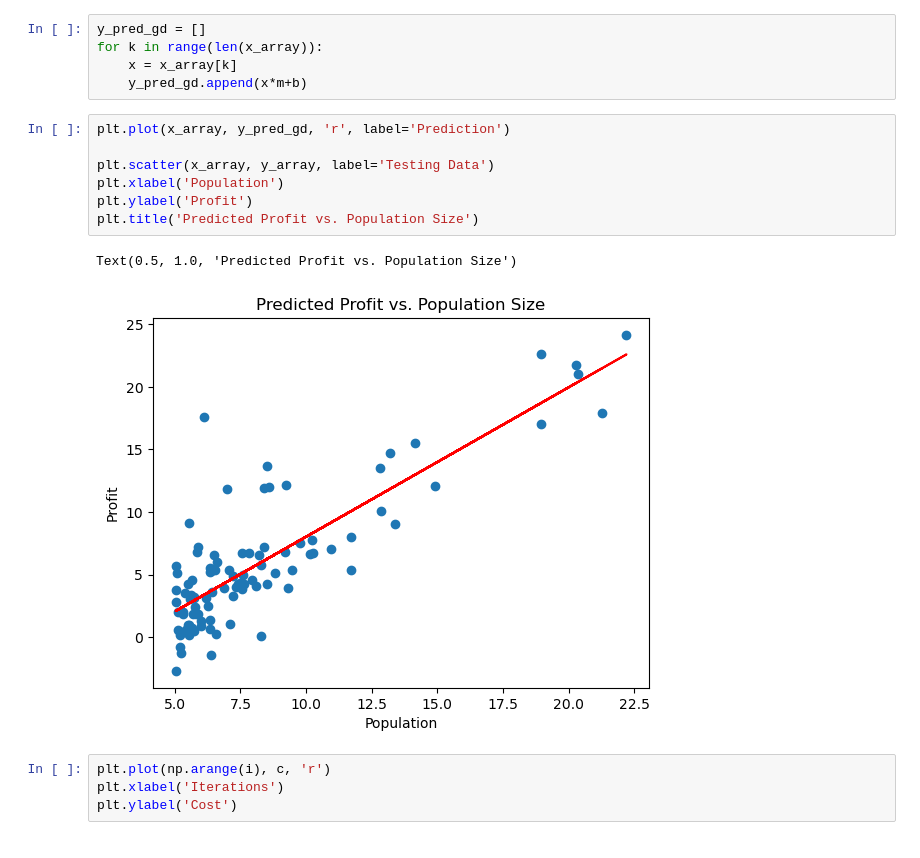
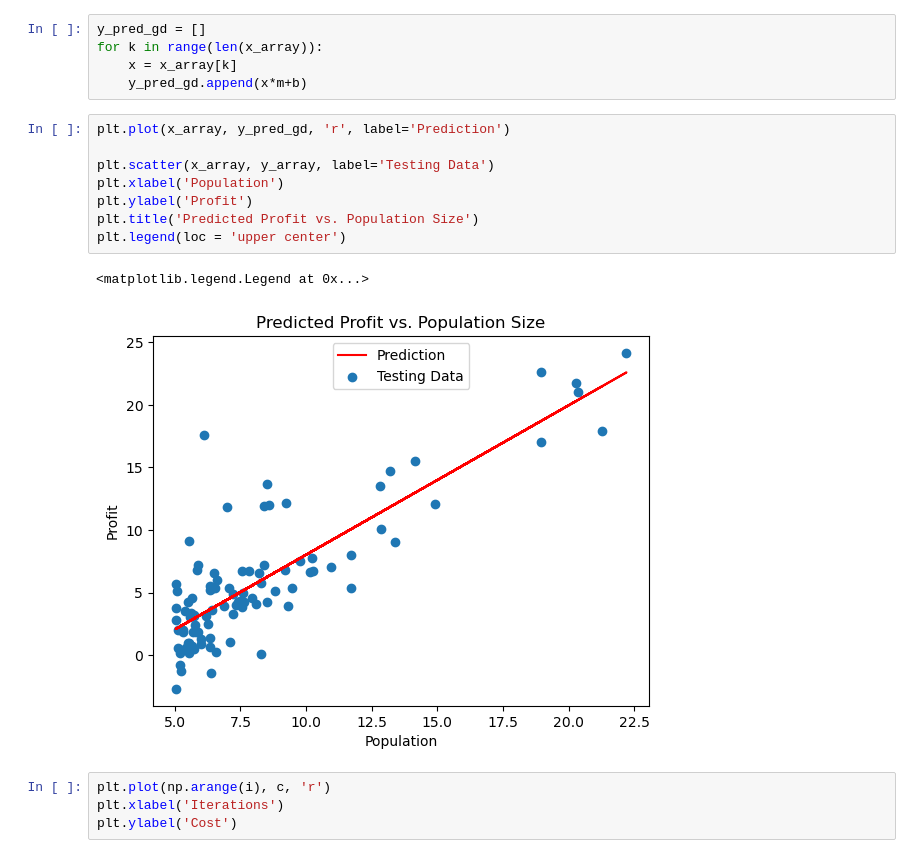
Before and after one commit to yashyaks/ML-playground, a Jupyter notebook: Machine Learning/Task_4/Linear_Regression.ipynb, the cells around one changed output. Cells and saved outputs as stored; diff of their text form.

```diff
--- a/Machine Learning/Task_4/Linear_Regression.ipynb
+++ b/Machine Learning/Task_4/Linear_Regression.ipynb
@@ -203,13 +203,14 @@ for k in range(len(x_array)):
 # %%
 plt.plot(x_array, y_pred_gd, 'r', label='Prediction')
 
 plt.scatter(x_array, y_array, label='Testing Data')
 plt.xlabel('Population')
 plt.ylabel('Profit')
 plt.title('Predicted Profit vs. Population Size')
+plt.legend(loc = 'upper center')
 # %% [output]
-Text(0.5, 1.0, 'Predicted Profit vs. Population Size')
+<matplotlib.legend.Legend at 0x...>
-[figure, old version]
+[figure, new version]
 # %%
 plt.plot(np.arange(i), c, 'r')
 plt.xlabel('Iterations')
```
